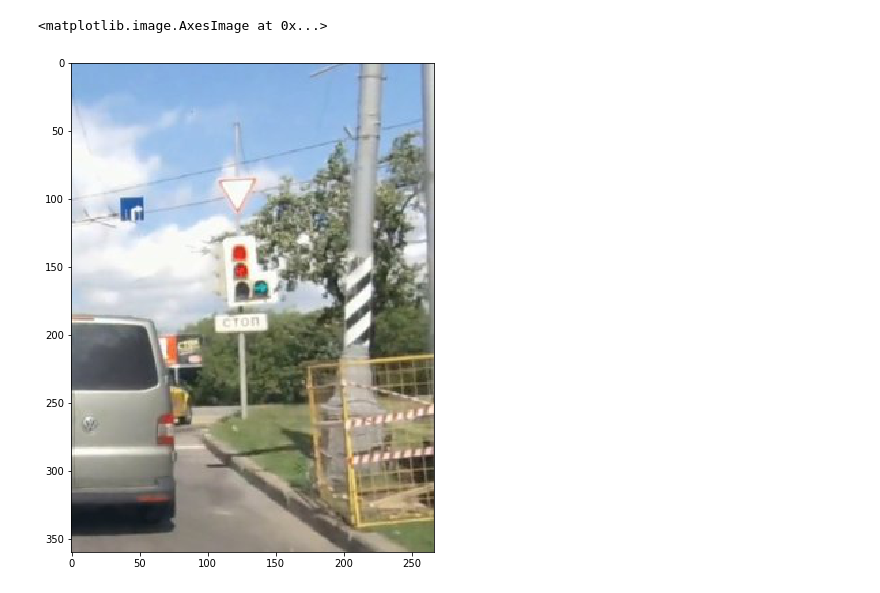
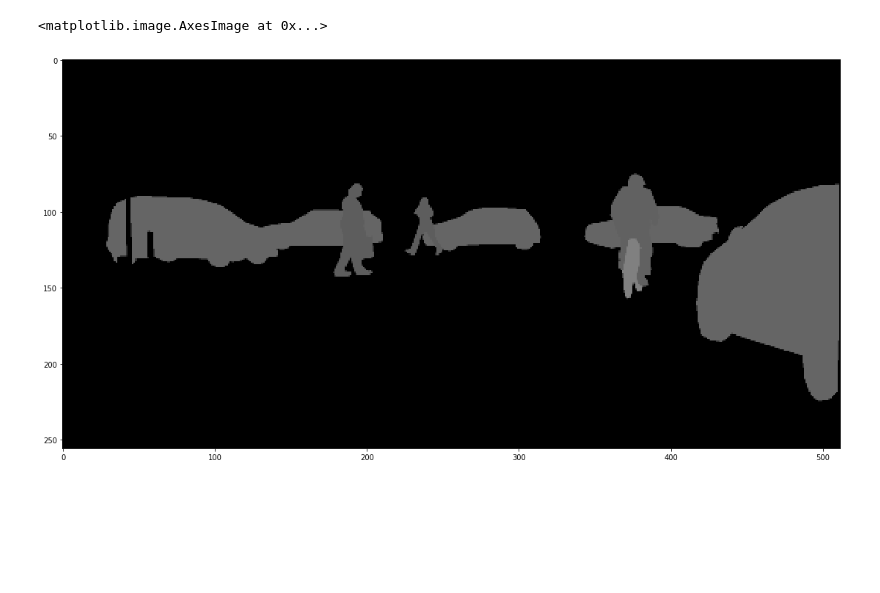
Before and after one commit to lebionick/image_processing, a Jupyter notebook: maslovich_n_r/Домашнее задание.ipynb, the cells around one changed output. Drawn from its saved outputs; the diff is of its cells as text; code cells hidden in the pictures; blank space fills up the shorter version.

```diff
--- a/maslovich_n_r/Домашнее задание.ipynb
+++ b/maslovich_n_r/Домашнее задание.ipynb
@@ -3,11 +3,17 @@ import numpy as np
 import cv2
 import matplotlib.pyplot as plt
 %matplotlib inline
-plt.rcParams['figure.figsize'] = (9.0, 9.0)
+plt.rcParams['figure.figsize'] = (19.0, 19.0)
+# %%
+default_example = 'vis1.jpg'
+cityscapes_example = r'E:\Datasets\CityScapes\gtFine_trainvaltest\gtFine\val\frankfurt\frankfurt_000000_001016_gtFine_instanceIds.png'
+# %%
+im_path = cityscapes_example
 # %%
-img = cv2.imread('vis1.jpg')
+img = cv2.imread(im_path)
+img = cv2.resize(img, (img.shape[1]//4, img.shape[0]//4))
 plt.imshow(cv2.cvtColor(img, cv2.COLOR_BGR2RGB))
 # %% [output]
 <matplotlib.image.AxesImage at 0x...>
-[figure, old version]
+[figure, new version]
 # %%
```
Also changed, not shown: parts of 9 cells of this notebook.
